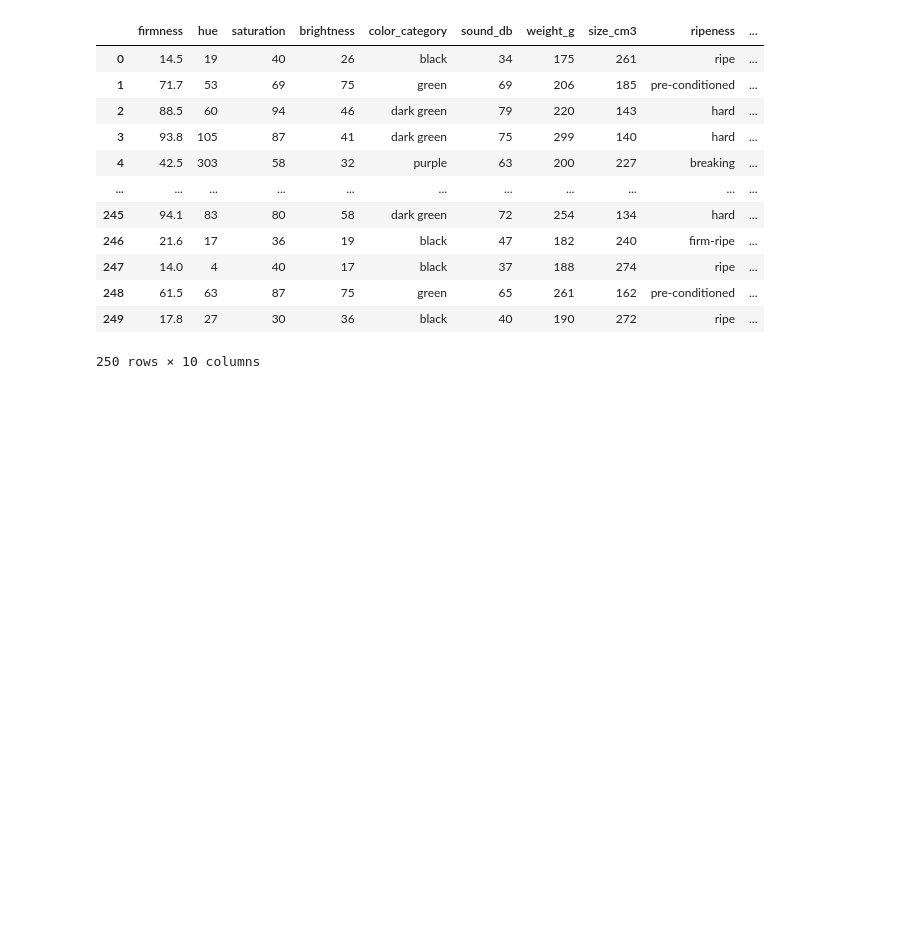
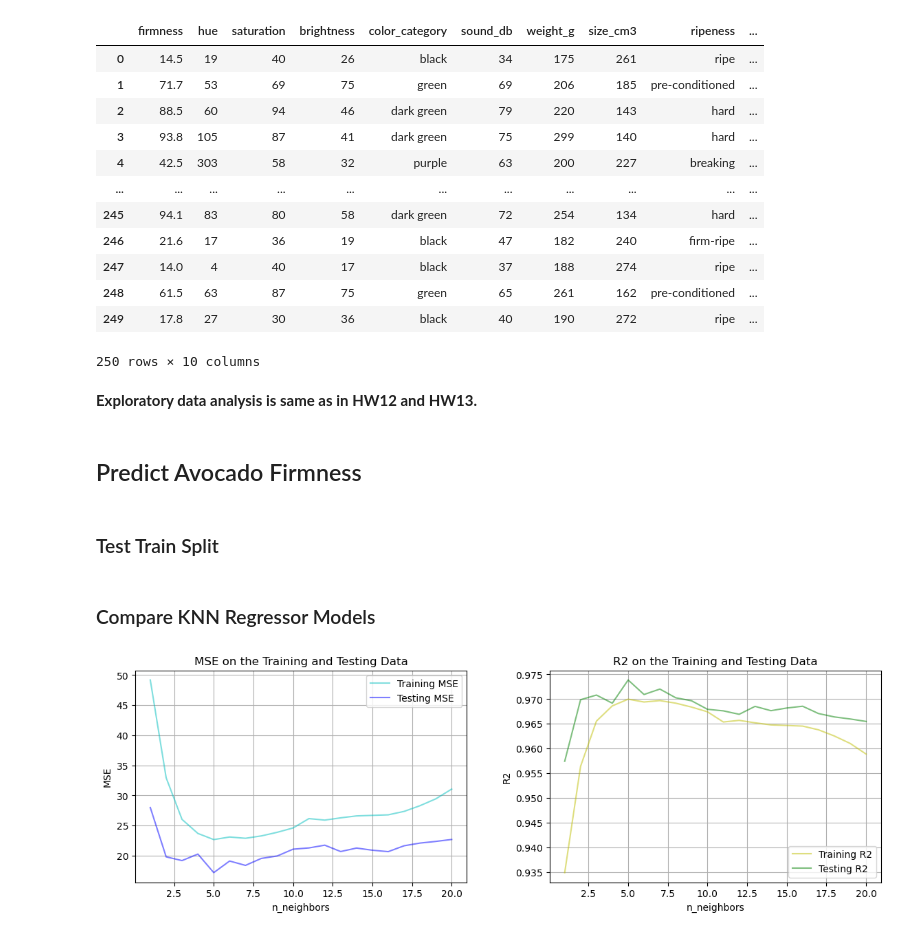
Before and after one commit to joseephwong/Data201_Joseph_Wong, a Jupyter notebook: Day14/HW14.ipynb, the cells around one changed output. Saved outputs shown, nothing was run; the diff lists cells and outputs as text; code cells hidden in the pictures; blank space fills up the shorter version.

```diff
--- a/Day14/HW14.ipynb
+++ b/Day14/HW14.ipynb
@@ -58,3 +58,71 @@ Path to dataset files: C:\Users\josee\.cache\kagglehub\datasets\amldvvs\avocado-
 | 248 | 61.5 | 63 | 87 | 75 | green | 65 | 261 | 162 | pre-conditioned | ... |
 | 249 | 17.8 | 27 | 30 | 36 | black | 40 | 190 | 272 | ripe | ... |
 250 rows × 10 columns
+# %% [markdown]
+**Exploratory data analysis is same as in HW12 and HW13.**
+# %% [markdown]
+## Predict Avocado Firmness
+# %% [markdown]
+### Test Train Split
+# %%
+x_cols = ['sound_db']
+y_cols = ['firmness']
+
+X = df[x_cols]
+y = df[y_cols]
+
+X_train, X_test, y_train, y_test = train_test_split(X,y,test_size=0.2,random_state=16)
+# %% [markdown]
+### Compare KNN Regressor Models
+# %%
+# empty list to collect model metrics
+mse_train = []
+r2_train = []
+
+mse_test = []
+r2_test = []
+
+# k_vals to loop through
+k_vals = range(1, 21)
+
+# loop for k neighbors 1-10
+for k in k_vals:
+    # build the model
+    knn_reg = KNeighborsRegressor(n_neighbors=k)
+    knn_reg.fit(X_train, y_train)
+
+    # training data
+    y_pred_train = knn_reg.predict(X_train)
+    mse_train.append(mean_squared_error(y_train, y_pred_train))
+    r2_train.append(r2_score(y_train, y_pred_train))
+
+    # testing data
+    y_pred_test = knn_reg.predict(X_test)
+    mse_test.append(mean_squared_error(y_test, y_pred_test))
+    r2_test.append(r2_score(y_test, y_pred_test))
+
+# plot the results
+fig = plt.figure(figsize=(14, 4))
+ax1 = fig.add_subplot(1,2,1)
+ax2 = fig.add_subplot(1,2,2)
+
+ax1.plot(k_vals,mse_train,'c',alpha=.5,label='Training MSE')
+ax1.plot(k_vals,mse_test,'b',alpha=.5,label='Testing MSE')
+ax1.grid()
+ax1.legend()
+ax1.set_title('MSE on the Training and Testing Data')
+ax1.set_xlabel('n_neighbors')
+ax1.set_ylabel('MSE')
+
+ax2.plot(k_vals,r2_train,'y',alpha=.5,label='Training R2')
+ax2.plot(k_vals,r2_test,'g',alpha=.5,label='Testing R2')
+ax2.grid()
+ax2.legend()
+ax2.set_title('R2 on the Training and Testing Data')
+ax2.set_xlabel('n_neighbors')
+ax2.set_ylabel('R2')
+
+plt.subplots_adjust(wspace=.25)
+plt.show()
+# %% [output]
+[figure, added]
```
Also changed, not shown: parts of 21 cells of this notebook.
